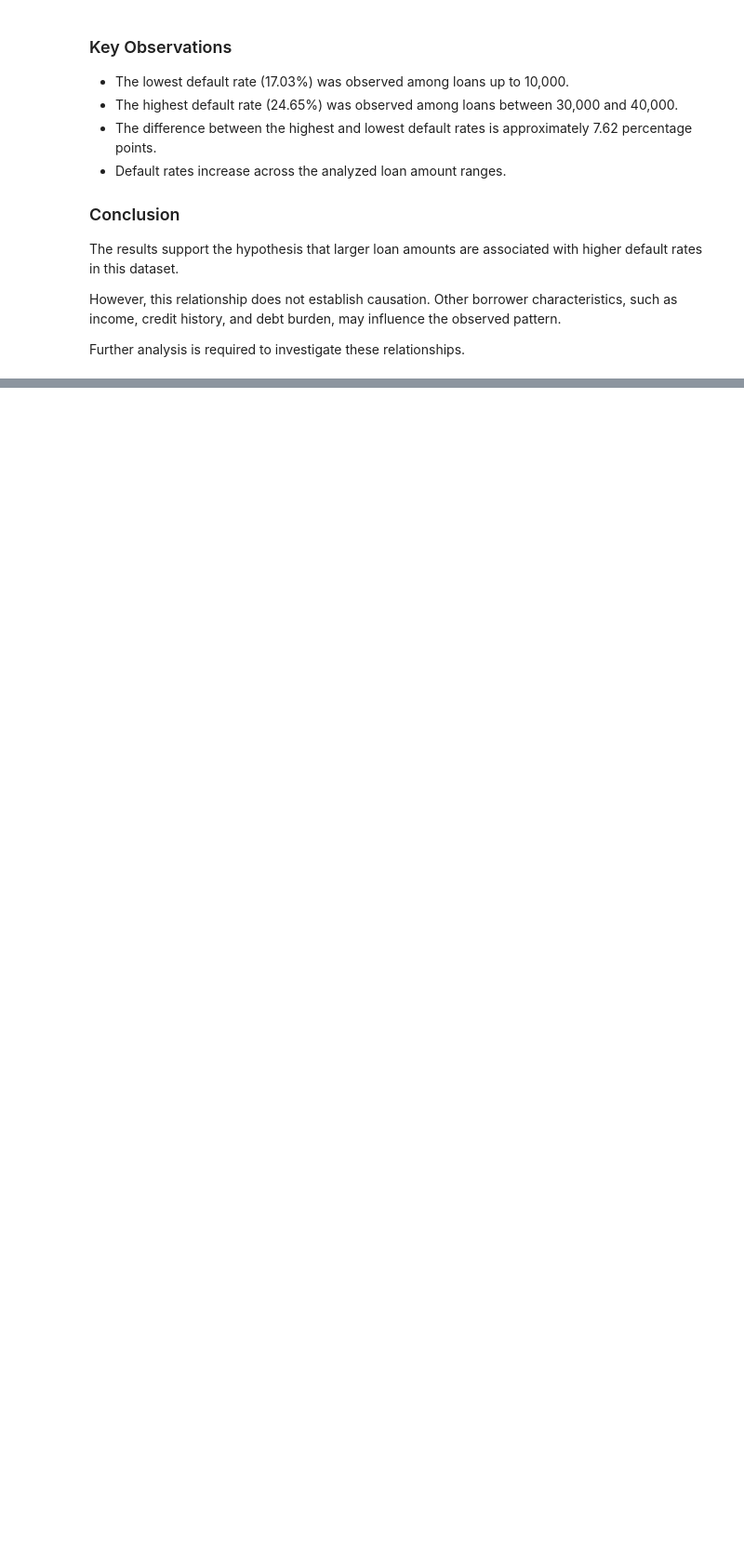
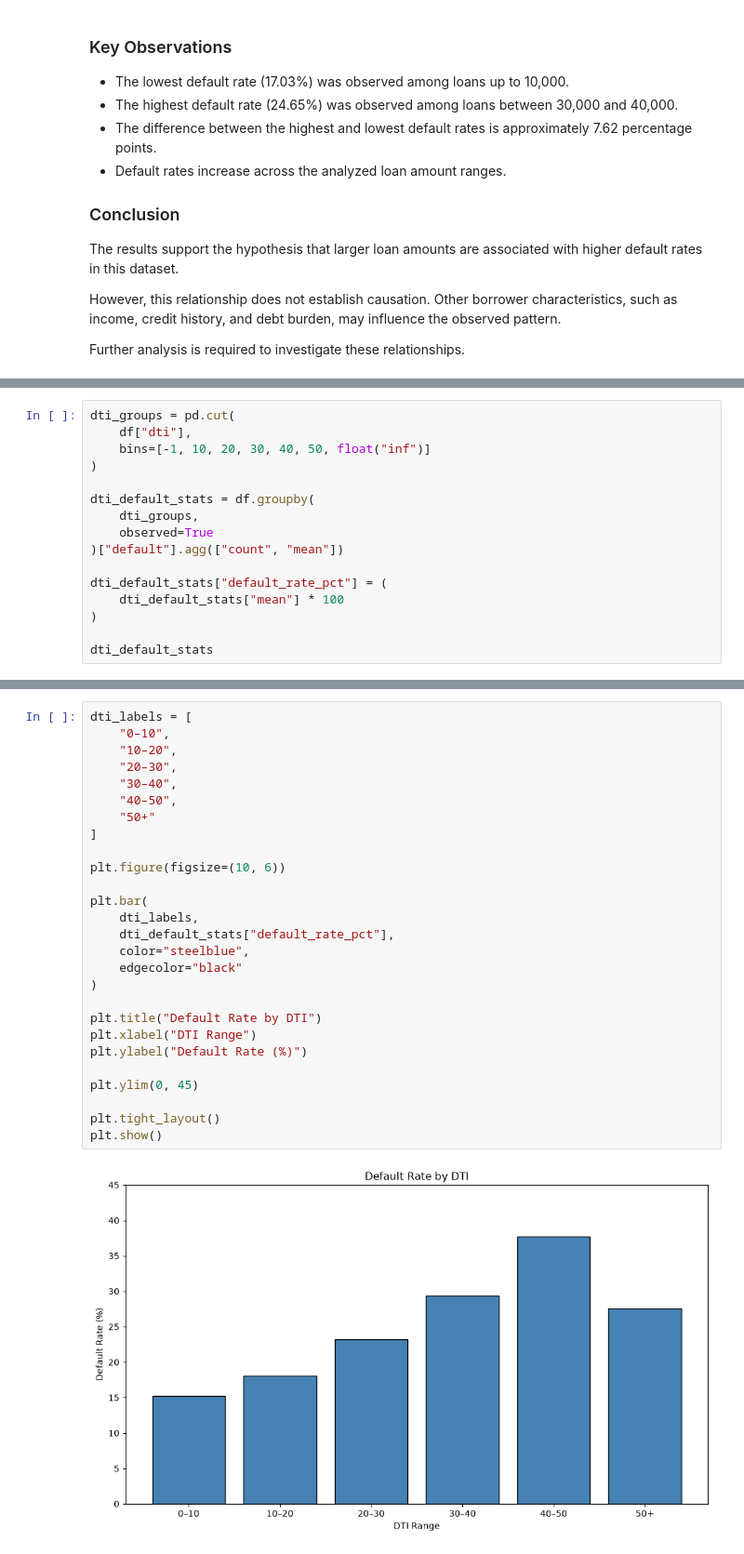
Before and after one commit to MAdcuzamnot/credit-scoring-ml, a Jupyter notebook: notebooks/01_EDA.ipynb, the cells around one changed output, grey strips where cells are left out. Shown at 93% size. Drawn from its saved outputs; the diff is of its cells as text; blank space fills up the shorter version.

```diff
--- a/notebooks/01_EDA.ipynb
+++ b/notebooks/01_EDA.ipynb
@@ -498,0 +766,16 @@ Further analysis is required to investigate these relationships.
+# %%
+dti_groups = pd.cut(
+    df["dti"],
+    bins=[-1, 10, 20, 30, 40, 50, float("inf")]
+)
+
+dti_default_stats = df.groupby(
+    dti_groups,
+    observed=True
+)["default"].agg(["count", "mean"])
+
+dti_default_stats["default_rate_pct"] = (
+    dti_default_stats["mean"] * 100
+)
+
+dti_default_stats
@@ -498,0 +802,29 @@ Further analysis is required to investigate these relationships.
+# %%
+dti_labels = [
+    "0–10",
+    "10–20",
+    "20–30",
+    "30–40",
+    "40–50",
+    "50+"
+]
+
+plt.figure(figsize=(10, 6))
+
+plt.bar(
+    dti_labels,
+    dti_default_stats["default_rate_pct"],
+    color="steelblue",
+    edgecolor="black"
+)
+
+plt.title("Default Rate by DTI")
+plt.xlabel("DTI Range")
+plt.ylabel("Default Rate (%)")
+
+plt.ylim(0, 45)
+
+plt.tight_layout()
+plt.show()
+# %% [output]
+[figure, added]
```
Also changed, not shown: parts of 26 cells of this notebook.
